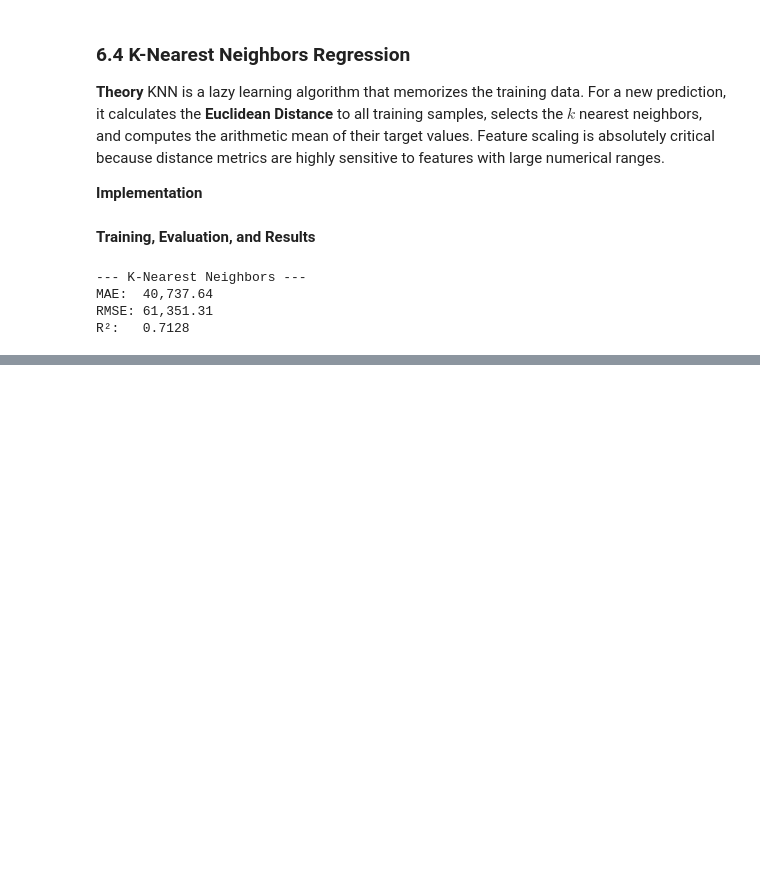
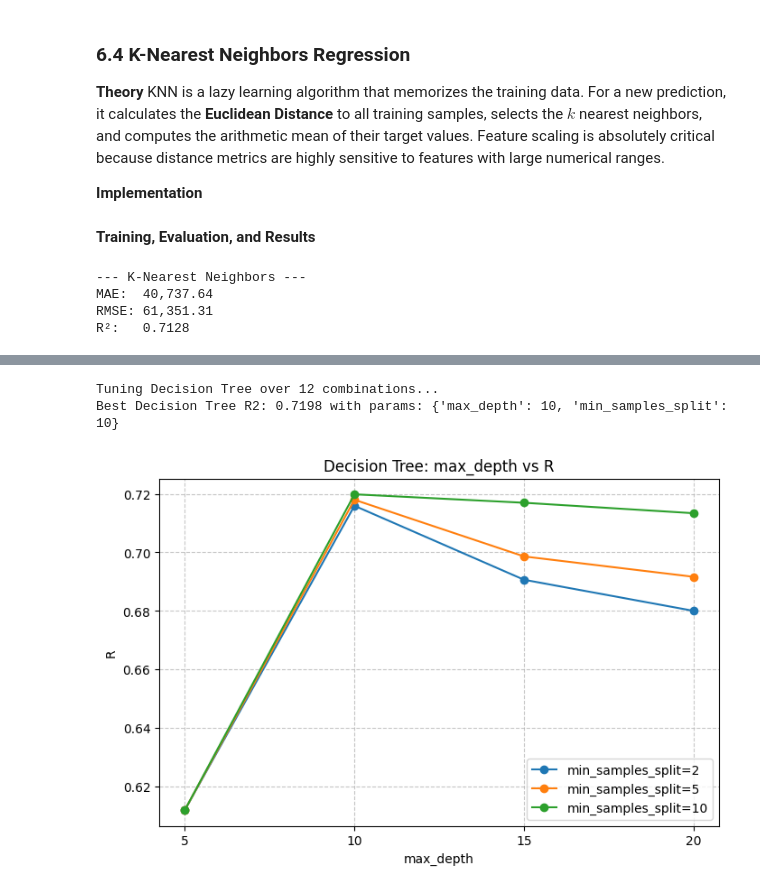
Before and after one commit to nikhileswark12/house-price-prediction, a Jupyter notebook: House_Price_Prediction.ipynb, the cells around one changed output, grey strips where cells are left out. Cells and saved outputs as stored; diff of their text form; code cells hidden in the pictures; blank space fills up the shorter version.

Commit message:
implement custom hyperparameter tuning framework

```diff
--- a/House_Price_Prediction.ipynb
+++ b/House_Price_Prediction.ipynb
@@ -514,0 +585,27 @@ R²:   0.7128
+# %%
+dt_param_grid = {
+    'max_depth': [5, 10, 15, 20],
+    'min_samples_split': [2, 5, 10]
+}
+
+dt_best_model, dt_best_params, dt_best_r2, dt_tuning_df = tune_model(
+    "Decision Tree", DecisionTreeRegressor, dt_param_grid, X_train_prepared, X_test_prepared, y_train, y_test
+)
+all_tuning_results.append(dt_tuning_df)
+
+plt.figure(figsize=(8, 5))
+for min_split in dt_param_grid['min_samples_split']:
+    subset = dt_tuning_df[dt_tuning_df['min_samples_split'] == min_split]
+    plt.plot(subset['max_depth'], subset['R2'], marker='o', label=f"min_samples_split={min_split}")
+
+plt.title('Decision Tree: max_depth vs R')
+plt.xlabel('max_depth')
+plt.ylabel('R')
+plt.xticks(dt_param_grid['max_depth'])
+plt.legend()
+plt.grid(True, linestyle='--', alpha=0.7)
+plt.show()
+# %% [output]
+Tuning Decision Tree over 12 combinations...
+Best Decision Tree R2: 0.7198 with params: {'max_depth': 10, 'min_samples_split': 10}
+[figure, added]
```
Also changed, not shown: parts of 12 cells of this notebook, 1 other file.
